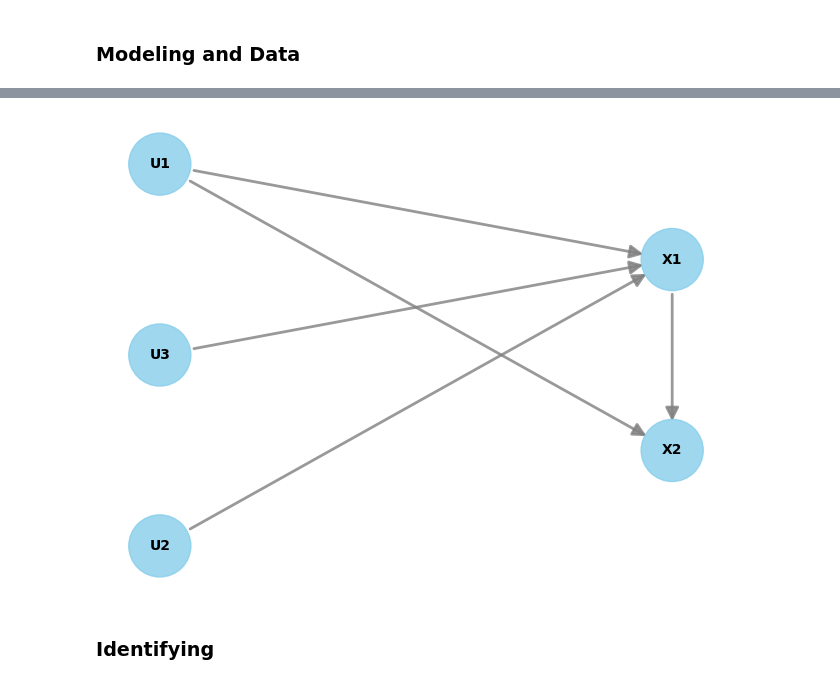
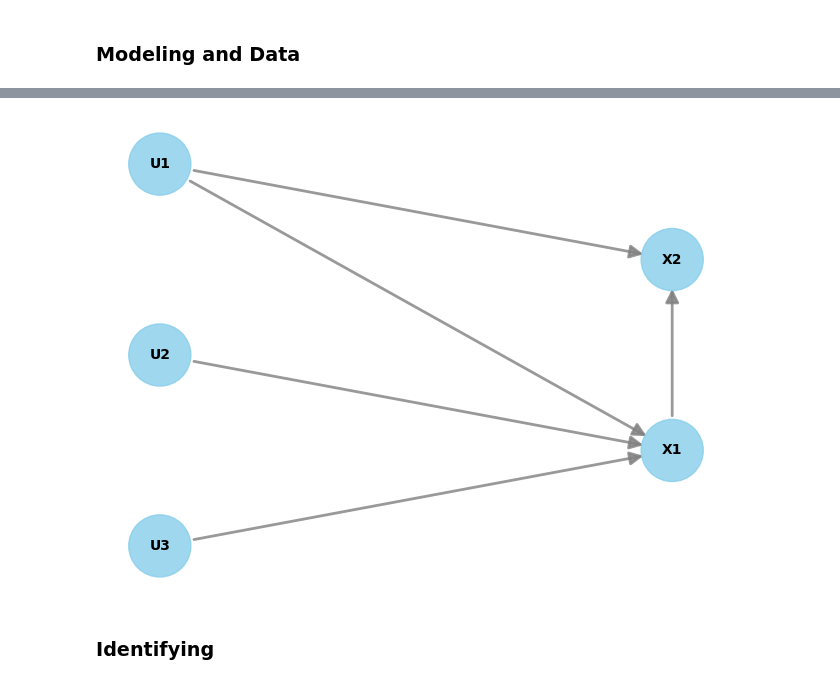
Before and after one commit to Causal-Inference-Group-C4AI/Causal_Inference, a Jupyter notebook: example7/exemplo_7_dowhy.ipynb, the cells around one changed output, grey strips where cells are left out. Saved outputs shown, nothing was run; the diff lists cells and outputs as text; code cells hidden in the pictures.

Commit message:
🐛 Fix data generating issues in parser_uai

```diff
--- a/example7/exemplo_7_dowhy.ipynb
+++ b/example7/exemplo_7_dowhy.ipynb
@@ -18,12 +15,11 @@ from parser_uai import UAIParser
 ### Modeling and Data
 # %%
 # Parsing the UAI file
-model_uai = UAIParser("../uai_examples/example-lcn1.uai")
+model_uai = UAIParser("../uai_examples/example-lcn1.uai", ["X1", "X2", "U1", "U2", "U3"])
 model_uai.parse()
 
 # Load the data
 data = model_uai.generate_data()
-data.columns = ["X1", "X2", "U1", "U2", "U3"]
-data.head()
+data
 # %% [output]
 |  | X1 | X2 | U1 | U2 | U3 |
@@ -35,15 +38,15 @@ data.head()
 # %%
 # Modeling
 model = CausalModel(
     data=data,
     treatment="X1",
     outcome="X2",
-    graph=model_uai.set_nodes(["X1", "X2", "U1", "U2", "U3"])
+    graph=model_uai.graph
 )
 
 model.view_model()
 # %% [output]
-[figure, old version]
+[figure, new version]
 # %% [markdown]
 ### Identifying
 # %%
```
Also changed, not shown: parts of 7 cells of this notebook, 3 other files.
